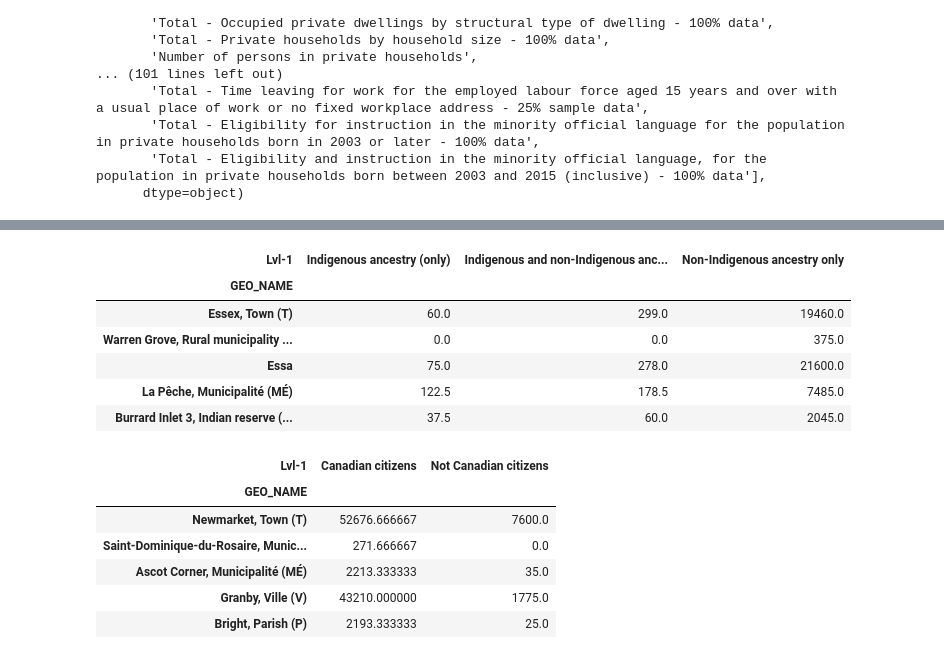
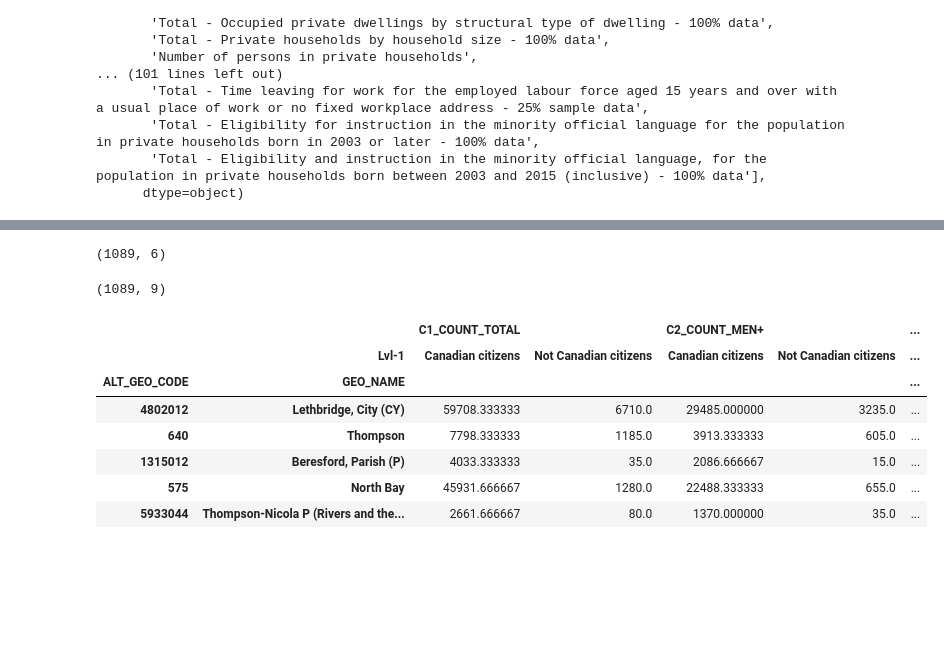
Before and after one commit to abdyraman/newcomersresearch, a Jupyter notebook: analysis.ipynb, the cells around one changed output, grey strips where cells are left out. Saved outputs shown, nothing was run; the diff lists cells and outputs as text; code cells hidden in the pictures; blank space fills up the shorter version.

Commit message:
diving deeper in census

```diff
--- a/analysis.ipynb
+++ b/analysis.ipynb
@@ -10,7 +12,7 @@ try:
 except UnicodeDecodeError:
     df = pd.read_csv(file_path, encoding='latin-1')
 # %%
-columns_to_keep = ['GEO_NAME', 'CHARACTERISTIC_NAME','C1_COUNT_TOTAL', 'C2_COUNT_MEN+', 'C3_COUNT_WOMEN+']
+columns_to_keep = ['ALT_GEO_CODE','GEO_NAME', 'CHARACTERISTIC_NAME','C1_COUNT_TOTAL', 'C2_COUNT_MEN+', 'C3_COUNT_WOMEN+']
 # %%
 df =df[columns_to_keep]
 # %%
@@ -155,25 +155,37 @@ pivot_vis_minority.sample(5)
+# %%
+def create_pivot_table(df, filter_condition):
+    # Filter the DataFrame based on the condition
+    filtered_df = df[df['Lvl-0'] == filter_condition]
+
+    # Create the pivot table
+    pivot_table = filtered_df.pivot_table(
+        index=['ALT_GEO_CODE', 'GEO_NAME'],
+        columns='Lvl-1',
+        values=['C1_COUNT_TOTAL', 'C2_COUNT_MEN+', 'C3_COUNT_WOMEN+']
+    )
+
+    return pivot_table
+
+# usage:
+pivot_vis_minority = create_pivot_table(df_census, 'Total - Visible minority for the population in private households - 25% sample data')
+pivot_vis_minority.shape
+# %% [output]
+(1089, 6)
 # %%
-indigen_level = df_census[df_census['Lvl-0']=='Total - Indigenous ancestry for the population in private households - 25% sample data']
-pivot_indigen = indigen_level.pivot_table(index = 'GEO_NAME', columns='Lvl-1', values='C1_COUNT_TOTAL')
-pivot_indigen.sample(5)
+pivot_indigen = create_pivot_table(df_census, 'Total - Indigenous ancestry for the population in private households - 25% sample data')
+pivot_indigen.shape
 # %% [output]
-| Lvl-1 | Indigenous ancestry (only) | Indigenous and non-Indigenous anc... | Non-Indigenous ancestry only |
-| GEO_NAME |  |  |  |
-| Essex, Town (T) | 60.0 | 299.0 | 19460.0 |
-| Warren Grove, Rural municipality ... | 0.0 | 0.0 | 375.0 |
-| Essa | 75.0 | 278.0 | 21600.0 |
-| La Pêche, Municipalité (MÉ) | 122.5 | 178.5 | 7485.0 |
-| Burrard Inlet 3, Indian reserve (... | 37.5 | 60.0 | 2045.0 |
+(1089, 9)
 # %%
-citiz_level = df_census[df_census['Lvl-0']=='Total - Citizenship for the population in private households - 25% sample data']
-pivot_citiz = citiz_level.pivot_table(index = 'GEO_NAME', columns='Lvl-1', values='C1_COUNT_TOTAL')
+pivot_citiz = create_pivot_table(df_census, 'Total - Citizenship for the population in private households - 25% sample data')
 pivot_citiz.sample(5)
 # %% [output]
-| Lvl-1 | Canadian citizens | Not Canadian citizens |
-| GEO_NAME |  |  |
-| Newmarket, Town (T) | 52676.666667 | 7600.0 |
-| Saint-Dominique-du-Rosaire, Munic... | 271.666667 | 0.0 |
-| Ascot Corner, Municipalité (MÉ) | 2213.333333 | 35.0 |
-| Granby, Ville (V) | 43210.000000 | 1775.0 |
-| Bright, Parish (P) | 2193.333333 | 25.0 |
+|  |  | C1_COUNT_TOTAL |  | C2_COUNT_MEN+ |  | ... |
+|  | Lvl-1 | Canadian citizens | Not Canadian citizens | Canadian citizens | Not Canadian citizens | ... |
+| ALT_GEO_CODE | GEO_NAME |  |  |  |  | ... |
+| 4802012 | Lethbridge, City (CY) | 59708.333333 | 6710.0 | 29485.000000 | 3235.0 | ... |
+| 640 | Thompson | 7798.333333 | 1185.0 | 3913.333333 | 605.0 | ... |
+| 1315012 | Beresford, Parish (P) | 4033.333333 | 35.0 | 2086.666667 | 15.0 | ... |
+| 575 | North Bay | 45931.666667 | 1280.0 | 22488.333333 | 655.0 | ... |
+| 5933044 | Thompson-Nicola P (Rivers and the... | 2661.666667 | 80.0 | 1370.000000 | 35.0 | ... |
 # %%
```
Also changed, not shown: parts of 16 cells of this notebook, 1 other file.
